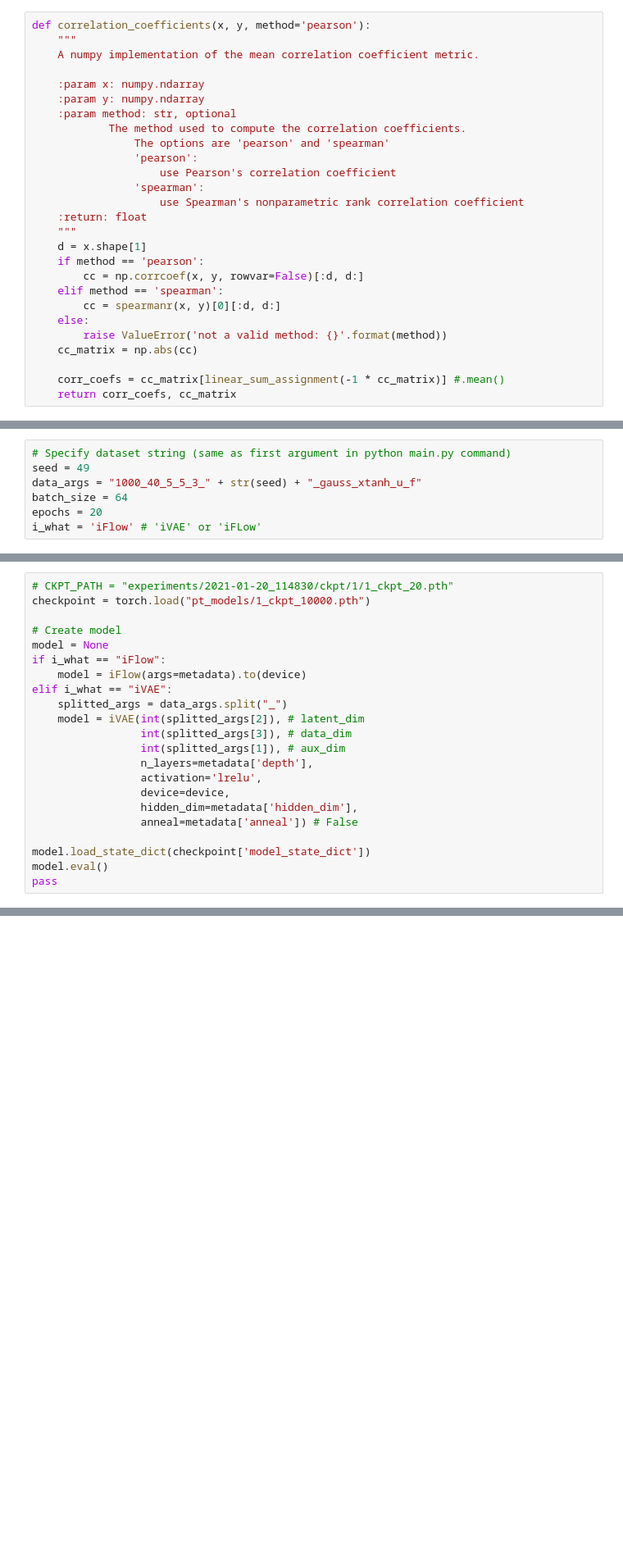
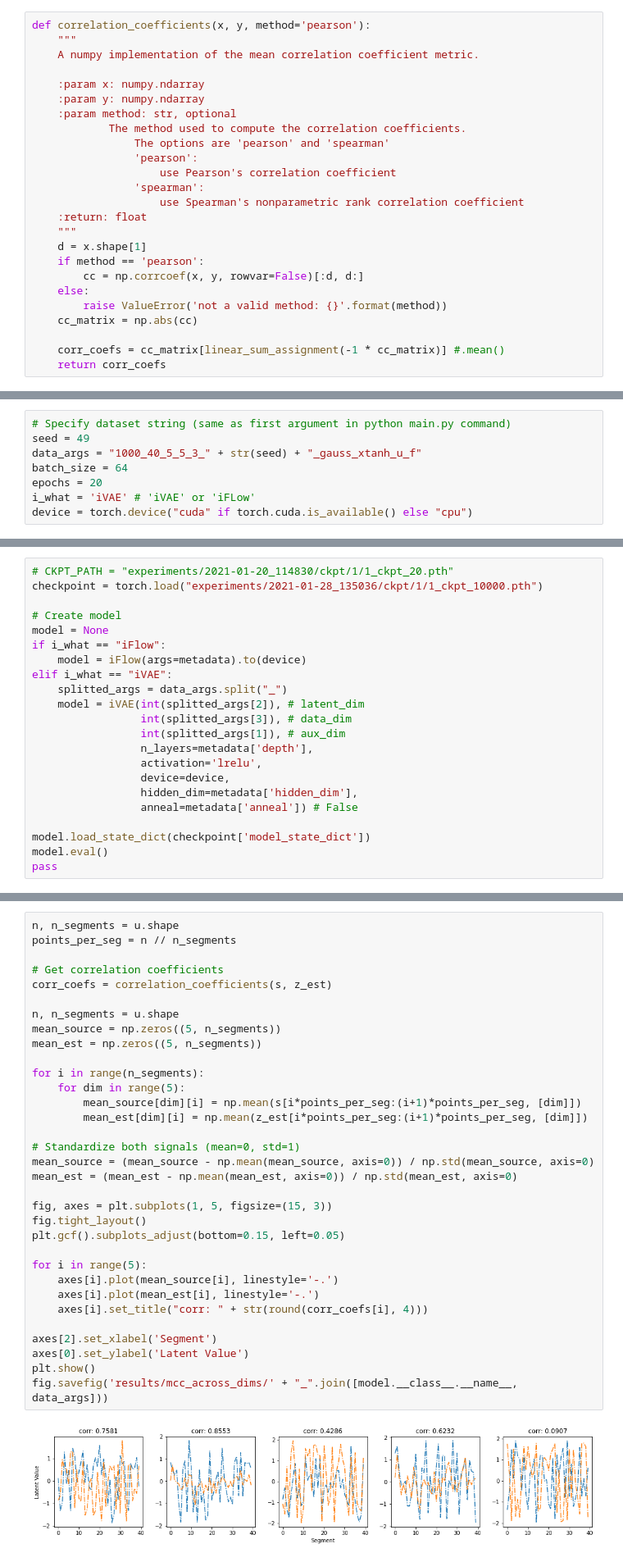
Before and after one commit to TimStolp/iFlow, a Jupyter notebook: Figure_3_visualization.ipynb, the cells around one changed output, grey strips where cells are left out. Shown at 82% size. Cells and saved outputs as stored; diff of their text form; blank space fills up the shorter version.

Commit message:
Updated files for experient 1, 3 and results notebook

```diff
--- a/Figure_3_visualization.ipynb
+++ b/Figure_3_visualization.ipynb
@@ -35,14 +35,12 @@ def correlation_coefficients(x, y, method='pearson'):
     d = x.shape[1]
     if method == 'pearson':
         cc = np.corrcoef(x, y, rowvar=False)[:d, d:]
-    elif method == 'spearman':
-        cc = spearmanr(x, y)[0][:d, d:]
     else:
         raise ValueError('not a valid method: {}'.format(method))
     cc_matrix = np.abs(cc)
 
     corr_coefs = cc_matrix[linear_sum_assignment(-1 * cc_matrix)] #.mean()
-    return corr_coefs, cc_matrix
+    return corr_coefs
 # %% [markdown]
 # Run model and create dataset (only once)
 # %% [markdown]
@@ -53,7 +51,8 @@ seed = 49
 data_args = "1000_40_5_5_3_" + str(seed) + "_gauss_xtanh_u_f"
 batch_size = 64
 epochs = 20
-i_what = 'iFlow' # 'iVAE' or 'iFLow'
+i_what = 'iVAE' # 'iVAE' or 'iFLow'
+device = torch.device("cuda" if torch.cuda.is_available() else "cpu")
 # %% [markdown]
 #### Run model
 # %%
@@ -88,7 +105,7 @@ data loaded on cuda
 ### Load pre-trained model
 # %%
 # CKPT_PATH = "experiments/2021-01-20_114830/ckpt/1/1_ckpt_20.pth"
-checkpoint = torch.load("pt_models/1_ckpt_10000.pth")
+checkpoint = torch.load("experiments/2021-01-28_135036/ckpt/1/1_ckpt_10000.pth")
 
 # Create model
 model = None
@@ -186 +199,36 @@ tensor([[ 0.4407, -0.0201, -0.3536, -0.6417,  0.8159]], device='cuda:0',
+# %%
+n, n_segments = u.shape
+points_per_seg = n // n_segments
+
+# Get correlation coefficients
+corr_coefs = correlation_coefficients(s, z_est)
+
+n, n_segments = u.shape
+mean_source = np.zeros((5, n_segments))
+mean_est = np.zeros((5, n_segments))
+
+for i in range(n_segments):
+    for dim in range(5):
+        mean_source[dim][i] = np.mean(s[i*points_per_seg:(i+1)*points_per_seg, [dim]])
+        mean_est[dim][i] = np.mean(z_est[i*points_per_seg:(i+1)*points_per_seg, [dim]])
+
+# Standardize both signals (mean=0, std=1)
+mean_source = (mean_source - np.mean(mean_source, axis=0)) / np.std(mean_source, axis=0)
+mean_est = (mean_est - np.mean(mean_est, axis=0)) / np.std(mean_est, axis=0)
+
+fig, axes = plt.subplots(1, 5, figsize=(15, 3))
+fig.tight_layout()
+plt.gcf().subplots_adjust(bottom=0.15, left=0.05)
+
+for i in range(5):
+    axes[i].plot(mean_source[i], linestyle='-.')
+    axes[i].plot(mean_est[i], linestyle='-.')
+    axes[i].set_title("corr: " + str(round(corr_coefs[i], 4)))
+
+axes[2].set_xlabel('Segment')
+axes[0].set_ylabel('Latent Value')
+plt.show()
+fig.savefig('results/mcc_across_dims/' + "_".join([model.__class__.__name__, data_args]))
+# %% [output]
+[figure, added]
 # %% [markdown]
```
Also changed, not shown: parts of 7 cells of this notebook, 5 other files.
